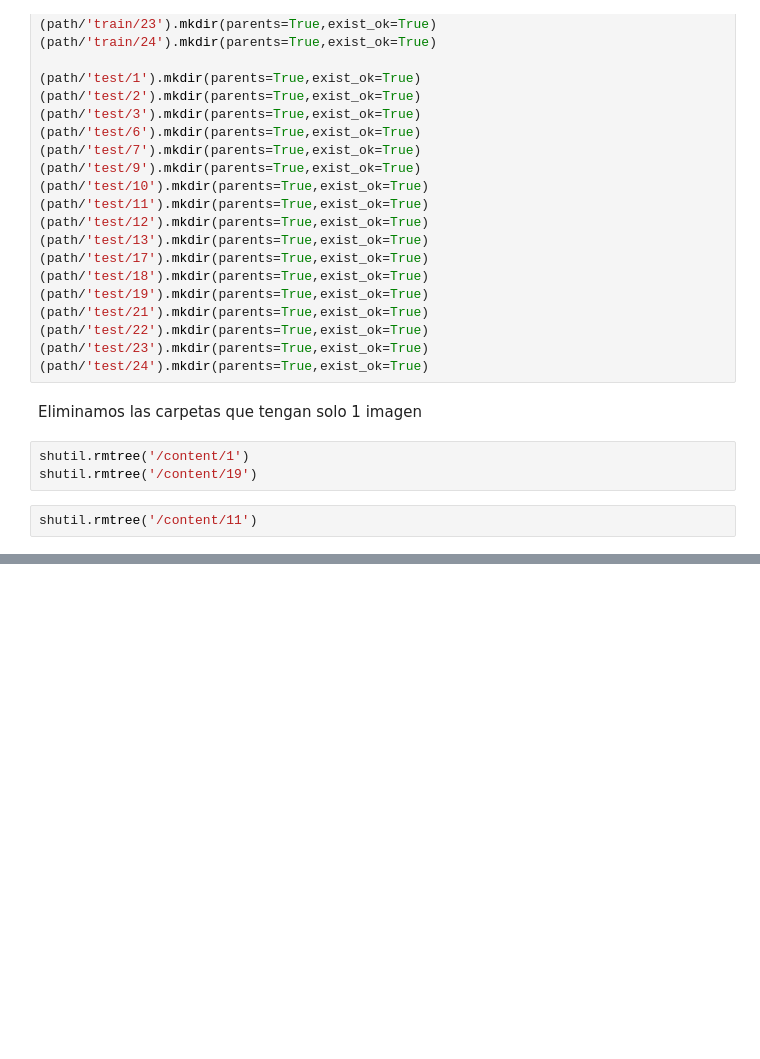
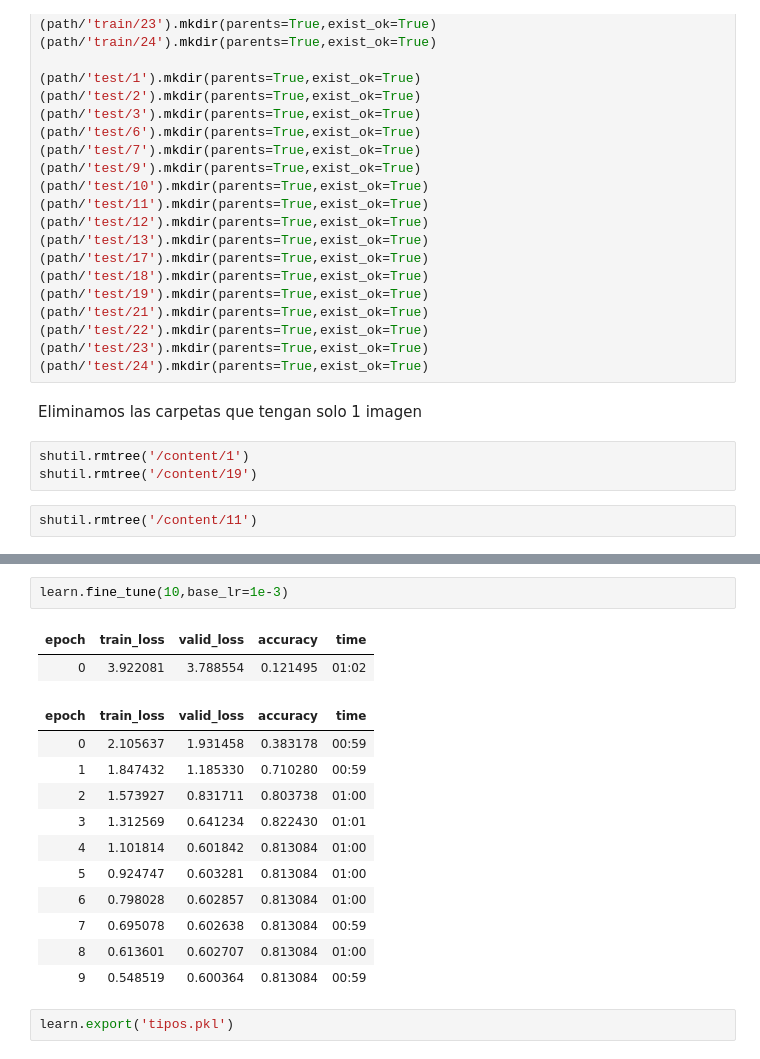
Before and after one commit to IA2021UR/trabajo-ia-en-la-comunidad-de-la-rioja-equipo-10, a Jupyter notebook: TrabajoIATipos.ipynb, the cells around one changed output, grey strips where cells are left out. Cells and saved outputs as stored; diff of their text form; blank space fills up the shorter version.

```diff
--- a/TrabajoIATipos.ipynb
+++ b/TrabajoIATipos.ipynb
@@ -319,0 +352,18 @@ FileNotFoundError: ignored
+# %%
+learn.fine_tune(10,base_lr=1e-3)
+# %% [output]
+| epoch | train_loss | valid_loss | accuracy | time |
+| 0 | 3.922081 | 3.788554 | 0.121495 | 01:02 |
+| epoch | train_loss | valid_loss | accuracy | time |
+| 0 | 2.105637 | 1.931458 | 0.383178 | 00:59 |
+| 1 | 1.847432 | 1.185330 | 0.710280 | 00:59 |
+| 2 | 1.573927 | 0.831711 | 0.803738 | 01:00 |
+| 3 | 1.312569 | 0.641234 | 0.822430 | 01:01 |
+| 4 | 1.101814 | 0.601842 | 0.813084 | 01:00 |
+| 5 | 0.924747 | 0.603281 | 0.813084 | 01:00 |
+| 6 | 0.798028 | 0.602857 | 0.813084 | 01:00 |
+| 7 | 0.695078 | 0.602638 | 0.813084 | 00:59 |
+| 8 | 0.613601 | 0.602707 | 0.813084 | 01:00 |
+| 9 | 0.548519 | 0.600364 | 0.813084 | 00:59 |
+# %%
+learn.export('tipos.pkl')
```
Also changed, not shown: parts of 25 cells of this notebook.
